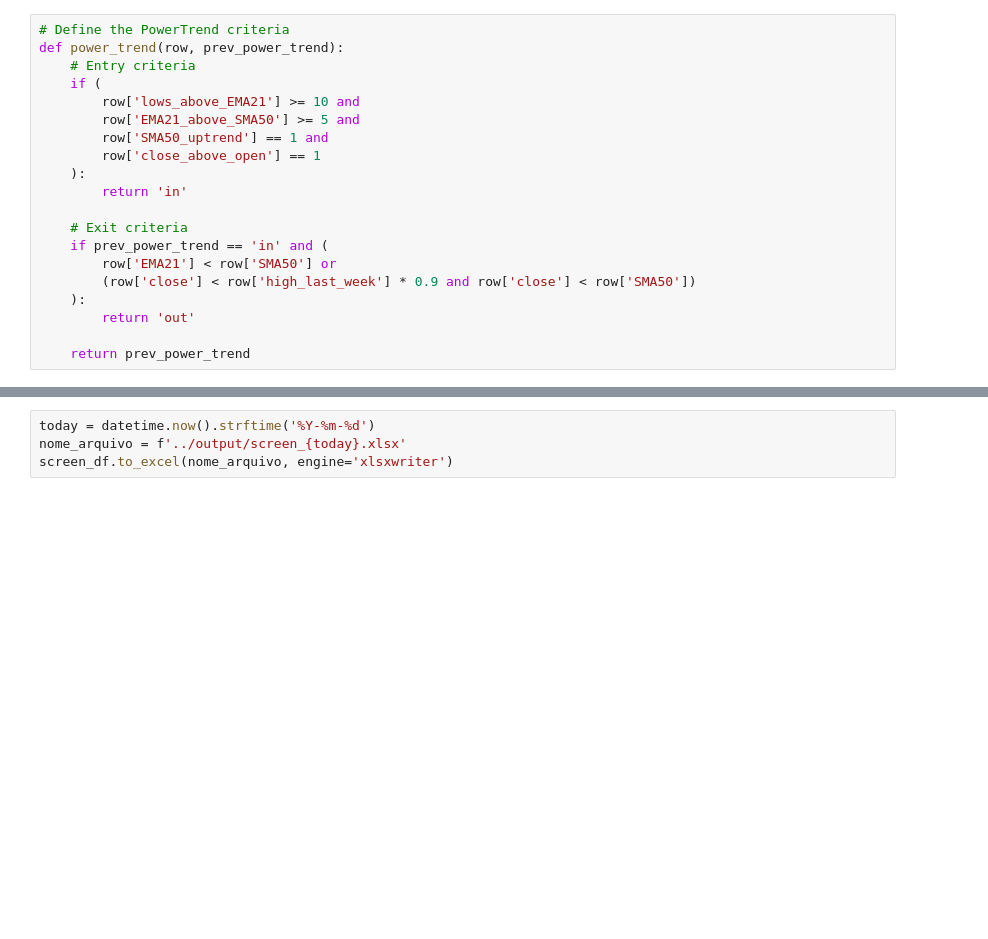
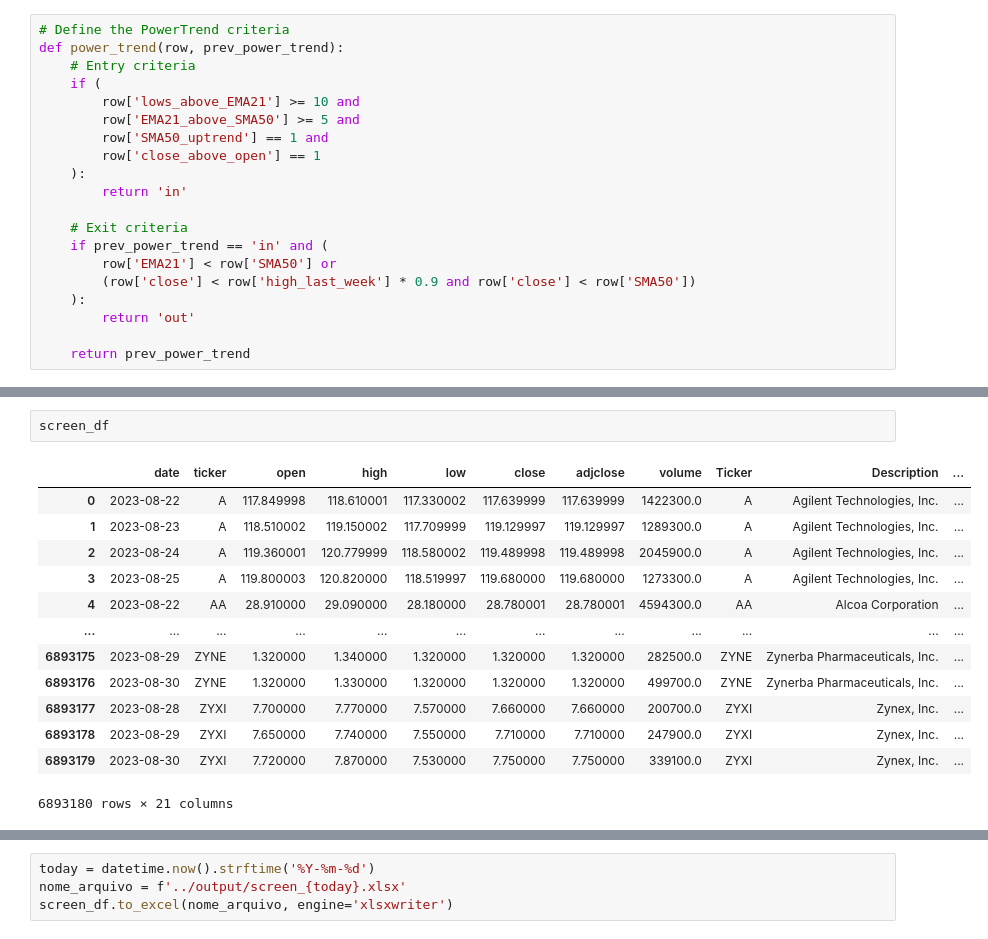
Before and after one commit to RLeitaoPB/trading, a Jupyter notebook: code/screen.ipynb, the cells around one changed output, grey strips where cells are left out. Cells and saved outputs as stored; diff of their text form; blank space fills up the shorter version.

```diff
--- a/code/screen.ipynb
+++ b/code/screen.ipynb
@@ -68,2 +129,18 @@ def power_trend(row, prev_power_trend):
+# %%
+screen_df
+# %% [output]
+|  | date | ticker | open | high | low | close | adjclose | volume | Ticker | Description | ... |
+| 0 | 2023-08-22 | A | 117.849998 | 118.610001 | 117.330002 | 117.639999 | 117.639999 | 1422300.0 | A | Agilent Technologies, Inc. | ... |
+| 1 | 2023-08-23 | A | 118.510002 | 119.150002 | 117.709999 | 119.129997 | 119.129997 | 1289300.0 | A | Agilent Technologies, Inc. | ... |
+| 2 | 2023-08-24 | A | 119.360001 | 120.779999 | 118.580002 | 119.489998 | 119.489998 | 2045900.0 | A | Agilent Technologies, Inc. | ... |
+| 3 | 2023-08-25 | A | 119.800003 | 120.820000 | 118.519997 | 119.680000 | 119.680000 | 1273300.0 | A | Agilent Technologies, Inc. | ... |
+| 4 | 2023-08-22 | AA | 28.910000 | 29.090000 | 28.180000 | 28.780001 | 28.780001 | 4594300.0 | AA | Alcoa Corporation | ... |
+| ... | ... | ... | ... | ... | ... | ... | ... | ... | ... | ... | ... |
+| 6893175 | 2023-08-29 | ZYNE | 1.320000 | 1.340000 | 1.320000 | 1.320000 | 1.320000 | 282500.0 | ZYNE | Zynerba Pharmaceuticals, Inc. | ... |
+| 6893176 | 2023-08-30 | ZYNE | 1.320000 | 1.330000 | 1.320000 | 1.320000 | 1.320000 | 499700.0 | ZYNE | Zynerba Pharmaceuticals, Inc. | ... |
+| 6893177 | 2023-08-28 | ZYXI | 7.700000 | 7.770000 | 7.570000 | 7.660000 | 7.660000 | 200700.0 | ZYXI | Zynex, Inc. | ... |
+| 6893178 | 2023-08-29 | ZYXI | 7.650000 | 7.740000 | 7.550000 | 7.710000 | 7.710000 | 247900.0 | ZYXI | Zynex, Inc. | ... |
+| 6893179 | 2023-08-30 | ZYXI | 7.720000 | 7.870000 | 7.530000 | 7.750000 | 7.750000 | 339100.0 | ZYXI | Zynex, Inc. | ... |
+6893180 rows × 21 columns
 # %%
 # Add the 'Price' column representing the latest close for each stock
```
Also changed, not shown: parts of 7 cells of this notebook, 11 other files.
